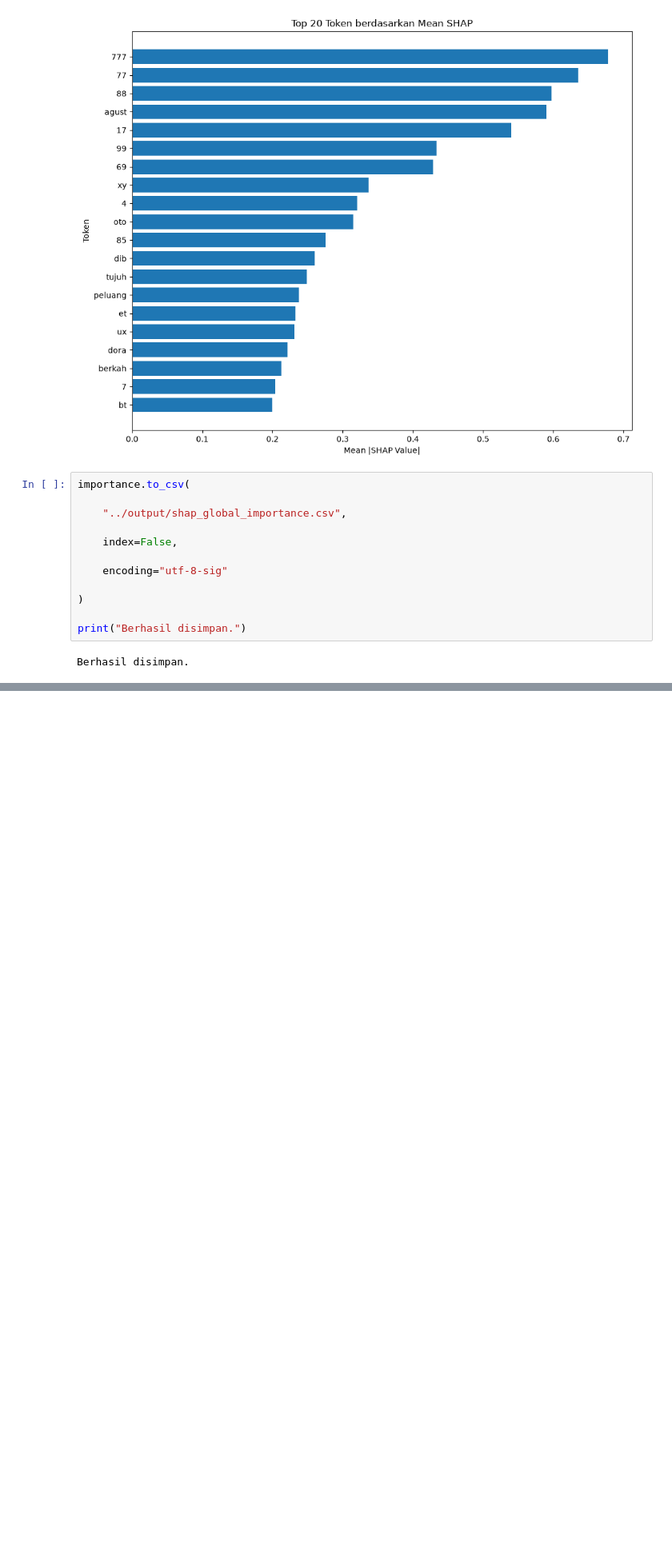
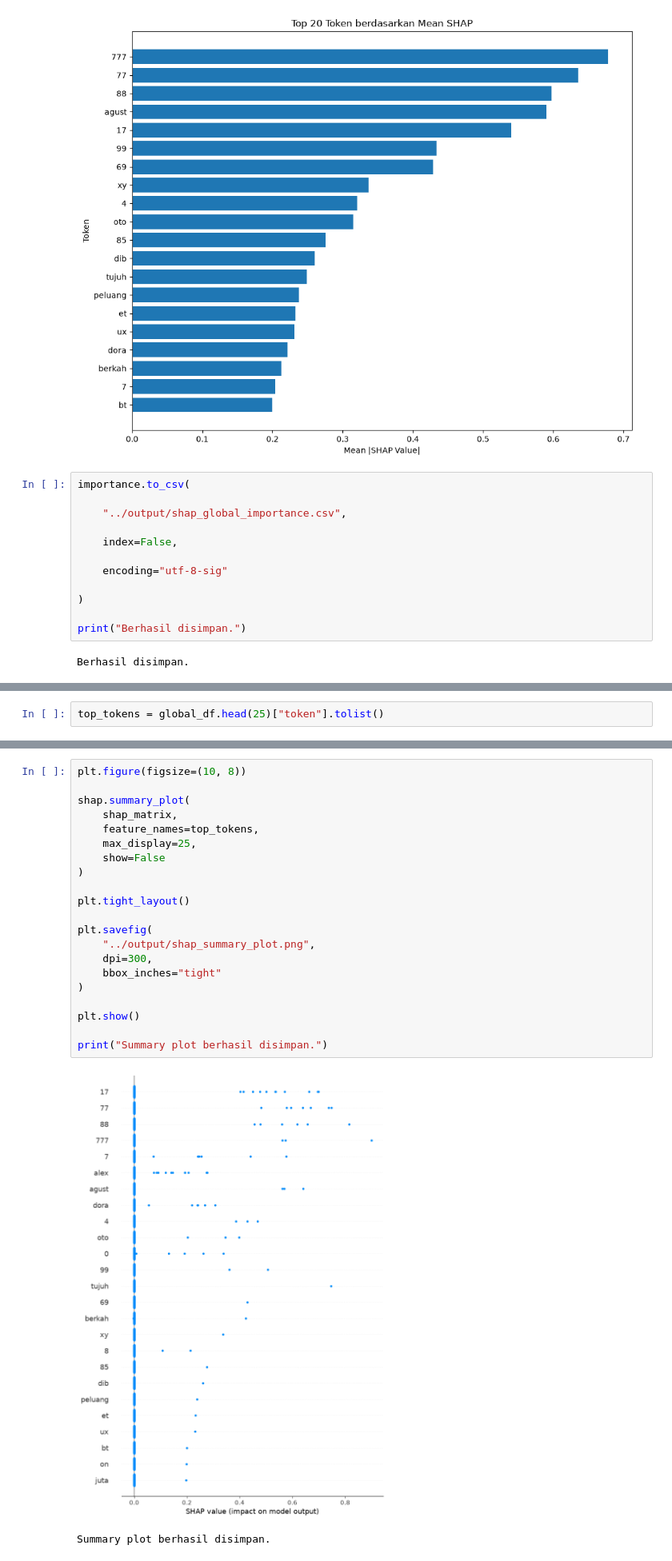
Before and after one commit to Ikryz7/skripsi-xai-judi-online, a Jupyter notebook: notebook/05_shap.ipynb, the cells around one changed output, grey strips where cells are left out. Shown at 80% size. Drawn from its saved outputs; the diff is of its cells as text; blank space fills up the shorter version.

```diff
--- a/notebook/05_shap.ipynb
+++ b/notebook/05_shap.ipynb
@@ -471,0 +736,2 @@ shap.plots.text(values[1])
+# %%
+top_tokens = global_df.head(25)["token"].tolist()
@@ -471,0 +899,24 @@ shap.plots.text(values[1])
+# %%
+plt.figure(figsize=(10, 8))
+
+shap.summary_plot(
+    shap_matrix,
+    feature_names=top_tokens,
+    max_display=25,
+    show=False
+)
+
+plt.tight_layout()
+
+plt.savefig(
+    "../output/shap_summary_plot.png",
+    dpi=300,
+    bbox_inches="tight"
+)
+
+plt.show()
+
+print("Summary plot berhasil disimpan.")
+# %% [output]
+[figure, added]
+Summary plot berhasil disimpan.
```
Also changed, not shown: parts of 19 cells of this notebook, 10 other files.
